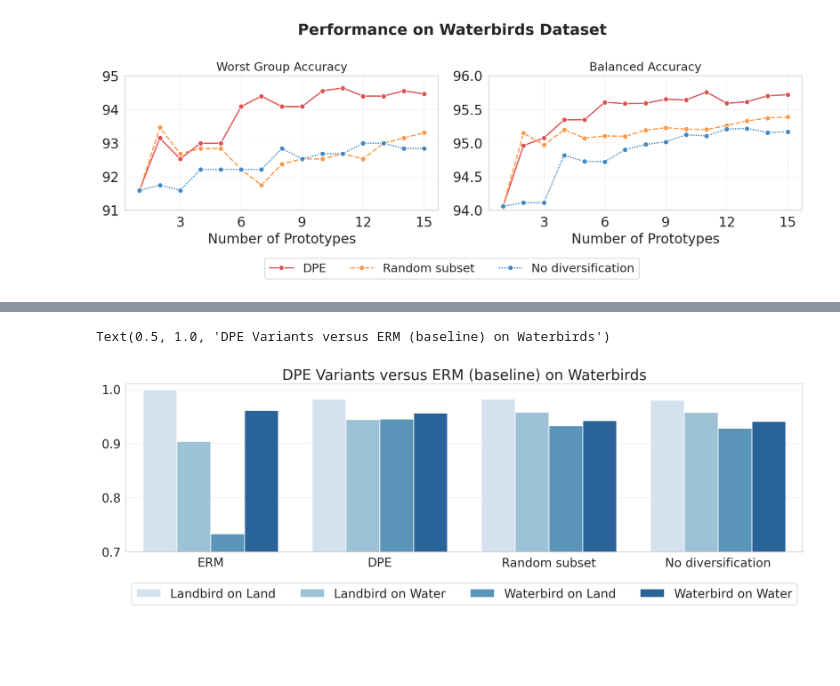
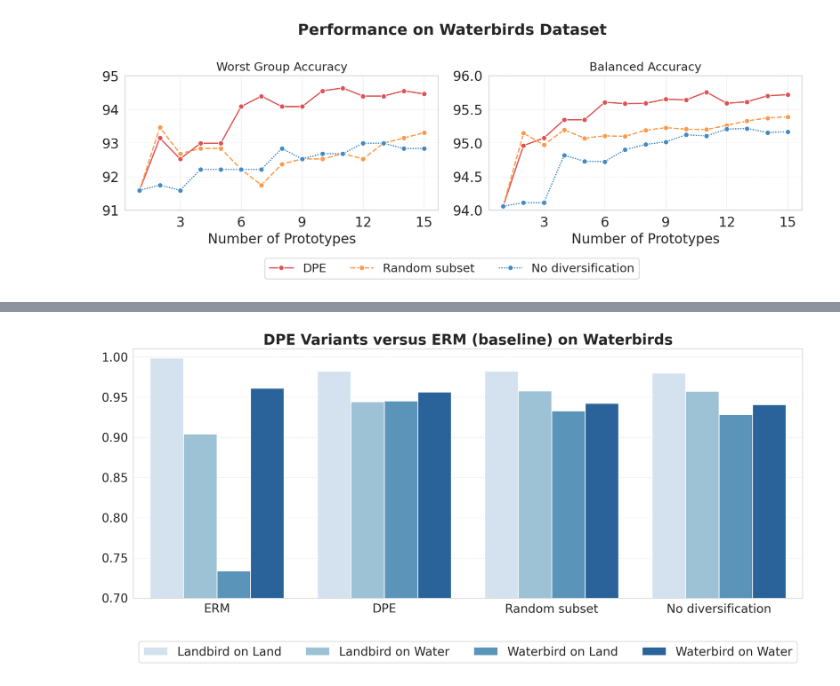
Before and after one commit to minhto2802/DPE, a Jupyter notebook: notebooks/01_waterbirds_with_attribute_annotation.ipynb, the cells around one changed output, grey strips where cells are left out. Drawn from its saved outputs; the diff is of its cells as text; code cells hidden in the pictures; blank space fills up the shorter version.

```diff
--- a/notebooks/01_waterbirds_with_attribute_annotation.ipynb
+++ b/notebooks/01_waterbirds_with_attribute_annotation.ipynb
@@ -347,5 +419,7 @@ results['ERM'] = evaluate(erm_model, dataloaders['test'])
 # %%
+import pylab as plt
 import pandas as pd
+
 palette = ['#377eb8', '#4daf4a', '#984ea3', '#ff7f00', '#a65628', '#f781bf']
 
 results = dict()
@@ -356,34 +430,33 @@ for k in metrics.keys():
 df2 = []
 for k in results.keys():
     per_group_acc = results[k]['per_group']
     tmp = {g: per_group_acc[g]['accuracy'] for g in per_group_acc.keys()}
     df2.append(pd.DataFrame(tmp.values(), columns=['Accuracy']))
     df2[-1]['Group'] = [groups_dict[kk] for kk in tmp.keys()]
     df2[-1]['Diversification Strategy'] = k
 df2 = pd.concat(df2)
 df2.reset_index(drop=True, inplace=True)
 import seaborn as sns
 
-plt.figure(figsize=(16, 4), dpi=200)
+plt.figure(figsize=(16, 6), dpi=200)
 ax = sns.barplot(
     data=df2, x='Diversification Strategy', y='Accuracy', hue='Group',
     palette=sns.color_palette('Blues', len(df2['Group'].unique())),
     # palette=sns.color_palette(palette, 4)
 )
 ax.set_ylim(0.7, 1.01)
 ax.set_xlabel('')
 ax.set_ylabel('')
 ax.grid(True, which='major', linestyle='--', linewidth=0.5, alpha=0.7, axis='y')
 
 # Move legend below the x-axis label
 ax.legend(
     # title='Group',
     loc='upper center',
     bbox_to_anchor=(0.5, -0.15),
     ncol=len(df2['Group'].unique()),
     frameon=True
 )
-plt.title('DPE Variants versus ERM (baseline) on Waterbirds')
+_ = plt.title('DPE Variants versus ERM (baseline) on Waterbirds', weight='bold')
 # %% [output]
-Text(0.5, 1.0, 'DPE Variants versus ERM (baseline) on Waterbirds')
-[figure, old version]
+[figure, new version]
```
Also changed, not shown: parts of 24 cells of this notebook.
